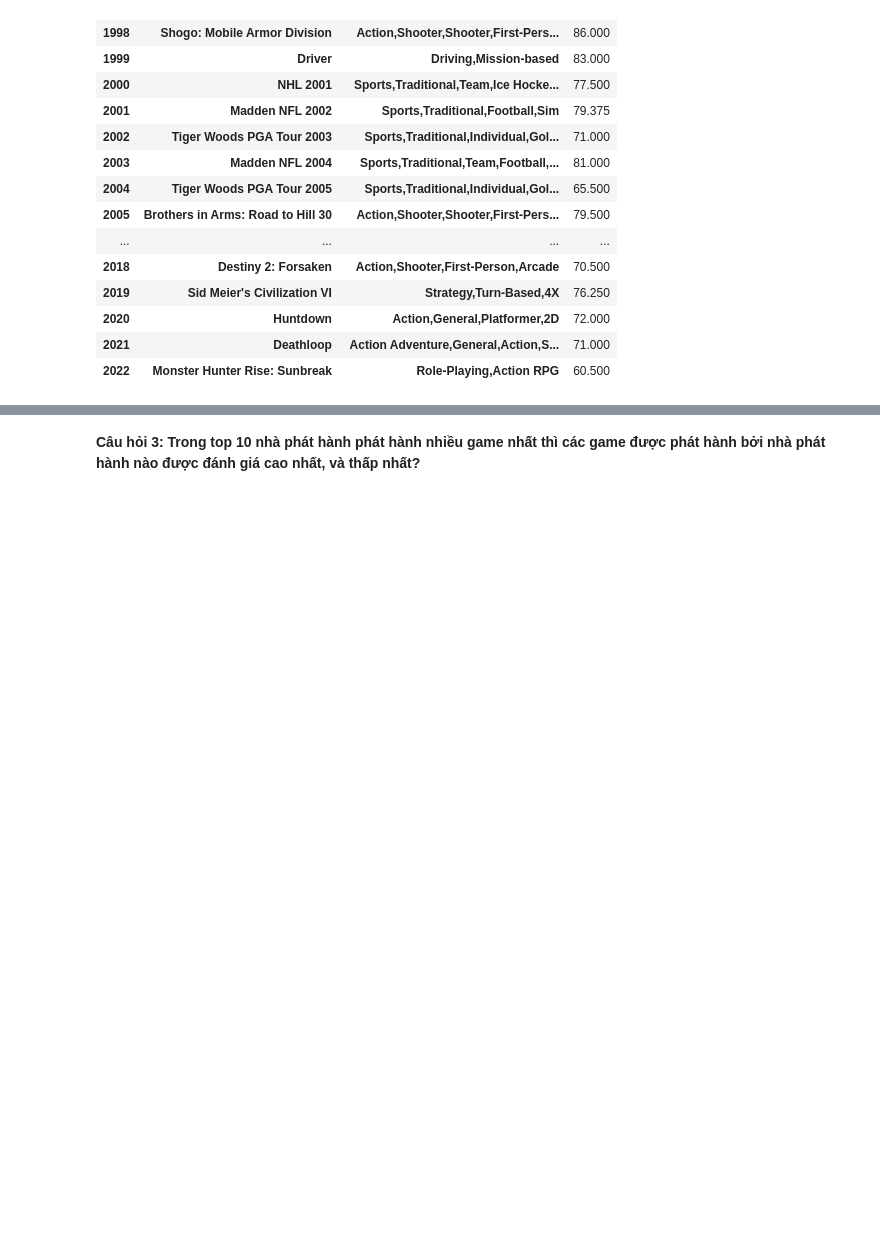
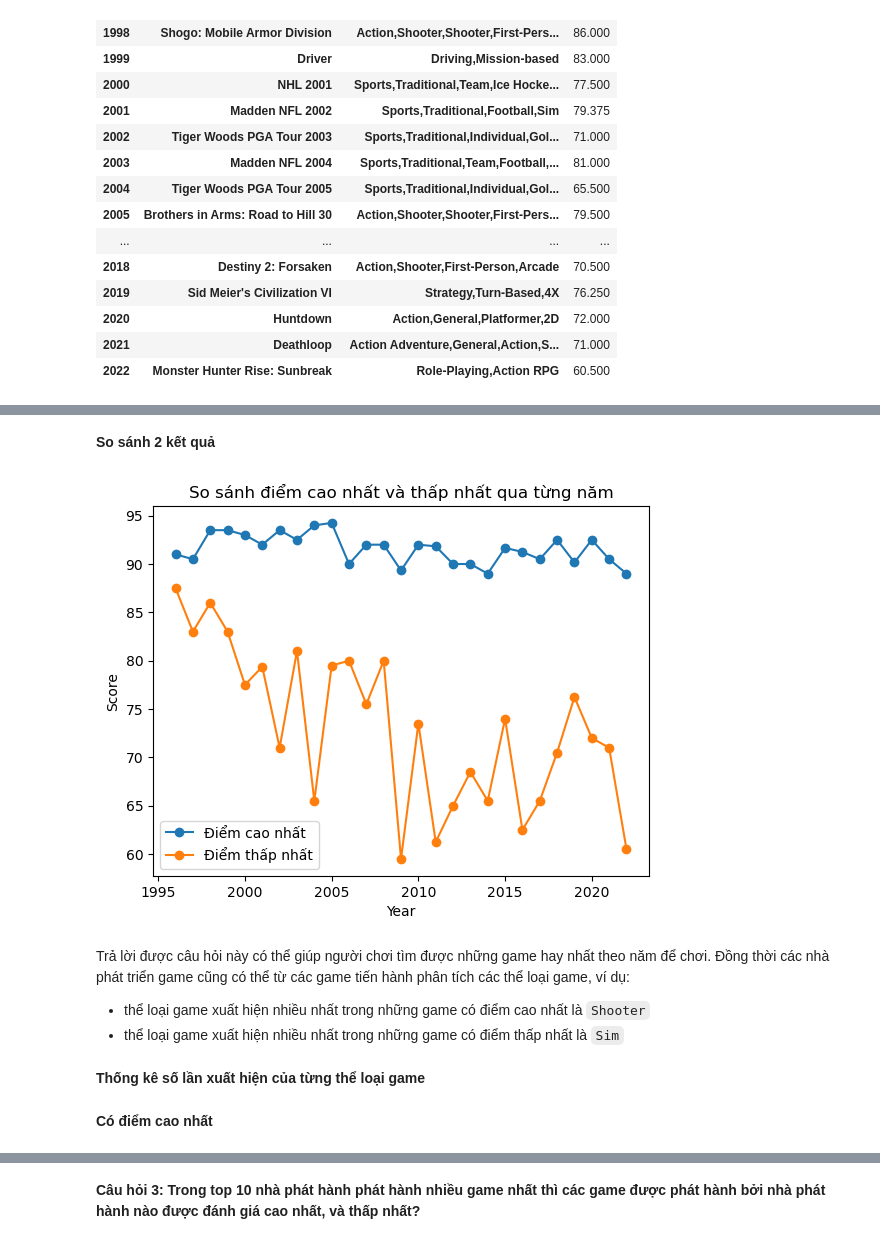
Before and after one commit to ElectricGoal/NMKHDL_Project1, a Jupyter notebook: questions/AskQuestions.ipynb, the cells around one changed output, grey strips where cells are left out. Drawn from its saved outputs; the diff is of its cells as text; code cells hidden in the pictures; blank space fills up the shorter version.

```diff
--- a/questions/AskQuestions.ipynb
+++ b/questions/AskQuestions.ipynb
@@ -412,0 +469,28 @@ pd.DataFrame(lowest_rated_pc_game)
+# %% [markdown]
+**So sánh 2 kết quả**
+# %%
+fig, ax = plt.subplots()
+ticks1 = highest_rated_pc_game.index.get_level_values(0).to_list()
+values1 = list(highest_rated_pc_game.values)
+
+ticks2 = lowest_rated_pc_game.index.get_level_values(0).to_list()
+values2 = list(lowest_rated_pc_game.values)
+
+ax.plot(ticks1, values1, marker = 'o', label = "Điểm cao nhất")
+ax.plot(ticks2, values2, marker = 'o', label = "Điểm thấp nhất")
+
+ax.legend()
+plt.xlabel('Year')
+plt.ylabel('Score')
+plt.title('So sánh điểm cao nhất và thấp nhất qua từng năm')
+plt.show()
+# %% [output]
+[figure, added]
+# %% [markdown]
+Trả lời được câu hỏi này có thể giúp người chơi tìm được những game hay nhất theo năm để chơi. Đồng thời các nhà phát triển game cũng có thể từ các game tiến hành phân tích các thể loại game, ví dụ:
+- thể loại game xuất hiện nhiều nhất trong những game có điểm cao nhất là `Shooter`
+- thể loại game xuất hiện nhiều nhất trong những game có điểm thấp nhất là `Sim`
+# %% [markdown]
+**Thống kê số lần xuất hiện của từng thể loại game**
+# %% [markdown]
+**Có điểm cao nhất**
```
Also changed, not shown: parts of 21 cells of this notebook.
